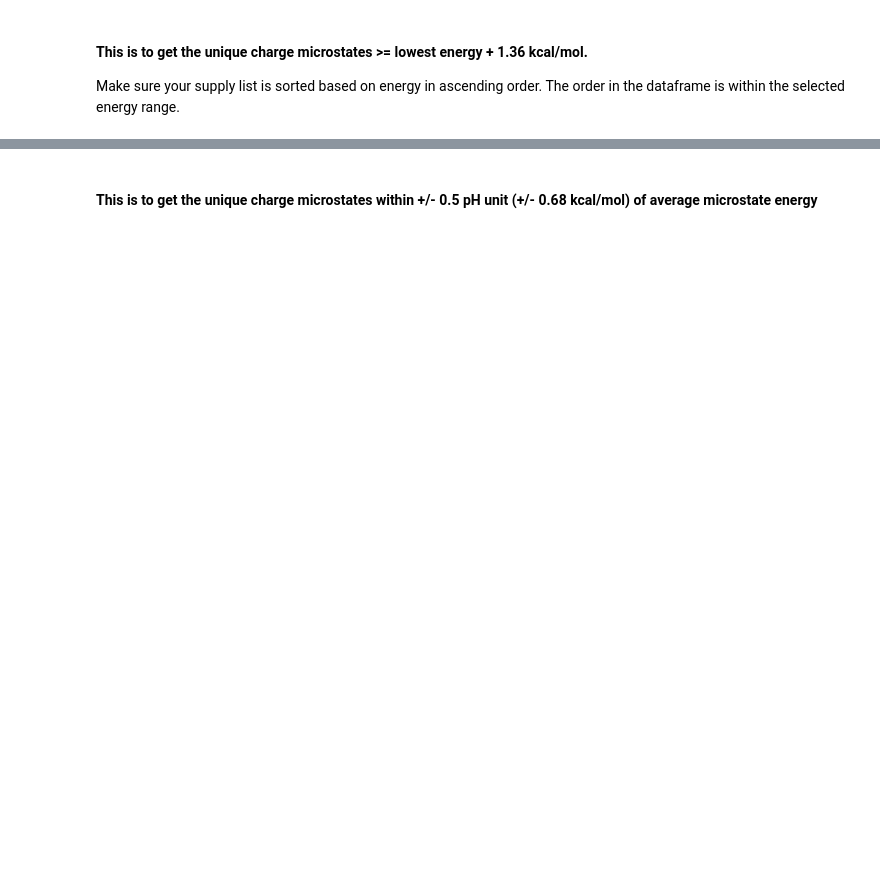
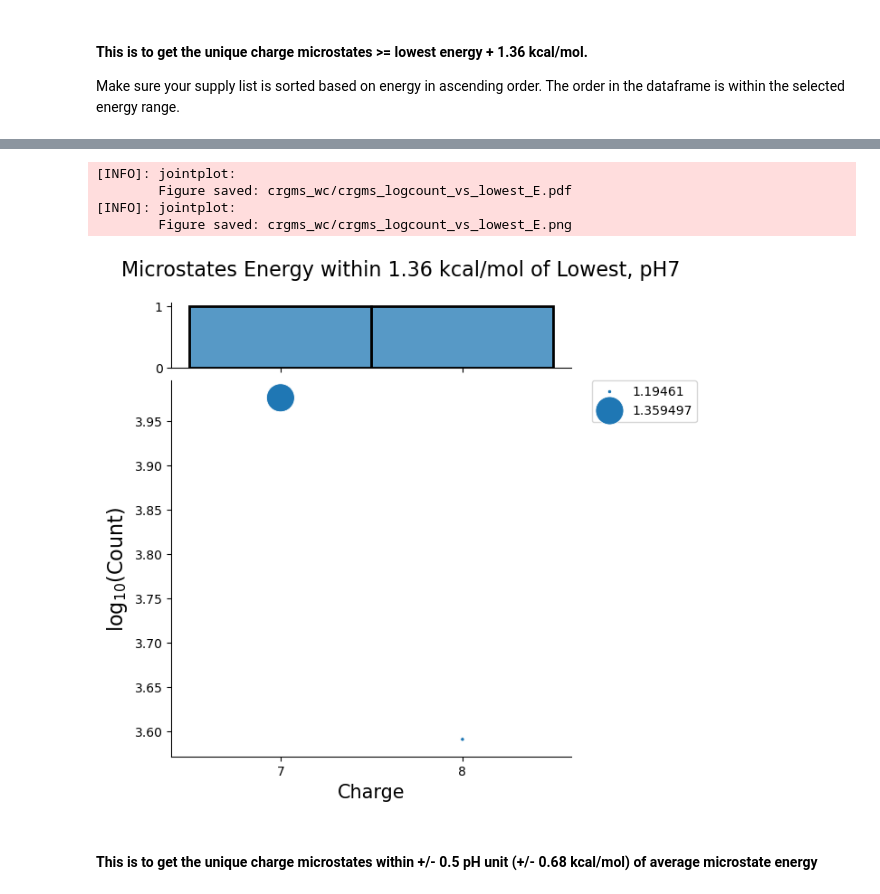
Before and after one commit to Raihancuny/python, a Jupyter notebook: microstate_analysis_code/run_ms_analysis.ipynb, the cells around one changed output, grey strips where cells are left out. Cells and saved outputs as stored; diff of their text form; code cells hidden in the pictures; blank space fills up the shorter version.

```diff
--- a/microstate_analysis_code/run_ms_analysis.ipynb
+++ b/microstate_analysis_code/run_ms_analysis.ipynb
@@ -253,9 +385,19 @@ low_crg_count_res = msa.ConcaCrgMsPandas(lowest_crgms_files[0],
 
 #low_crg_count_res.head(3)
 # %%
-msa.jointplot(lowest_crgms_files, background_charge,
-              out_dir=output_dir, fig_name="crgms_logcount_vs_lowest_E.pdf",
+title = "Microstates Energy within 1.36 kcal/mol of Lowest, pH7"
+msa.jointplot(lowest_crgms_files,
+              background_crg,
+              title,
+              out_dir=output_dir,
+              save_name="crgms_logcount_vs_lowest_E.pdf",
               show=True)
+# %% [output]
+[INFO]: jointplot:
+        Figure saved: crgms_wc/crgms_logcount_vs_lowest_E.pdf
+[INFO]: jointplot:
+        Figure saved: crgms_wc/crgms_logcount_vs_lowest_E.png
+[figure, added]
 # %% [markdown]
 #### This is to get the unique charge microstates within +/- 0.5 pH unit (+/- 0.68 kcal/mol) of average microstate energy
 # %%
```
Also changed, not shown: parts of 54 cells of this notebook, 13 other files.
